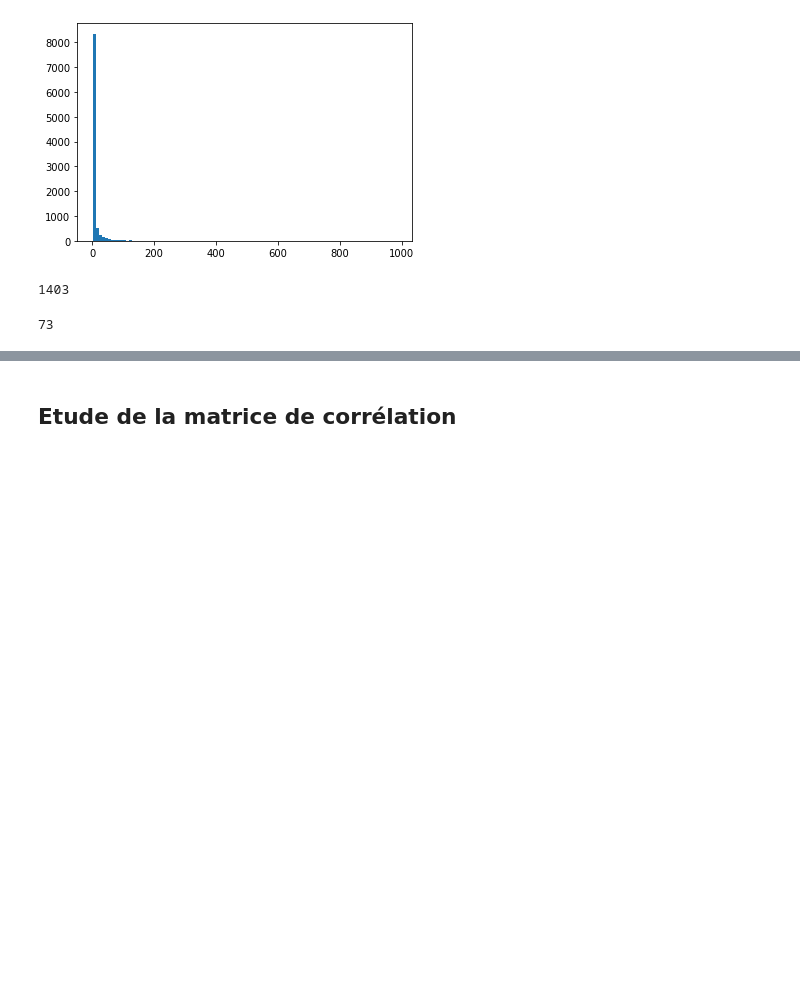
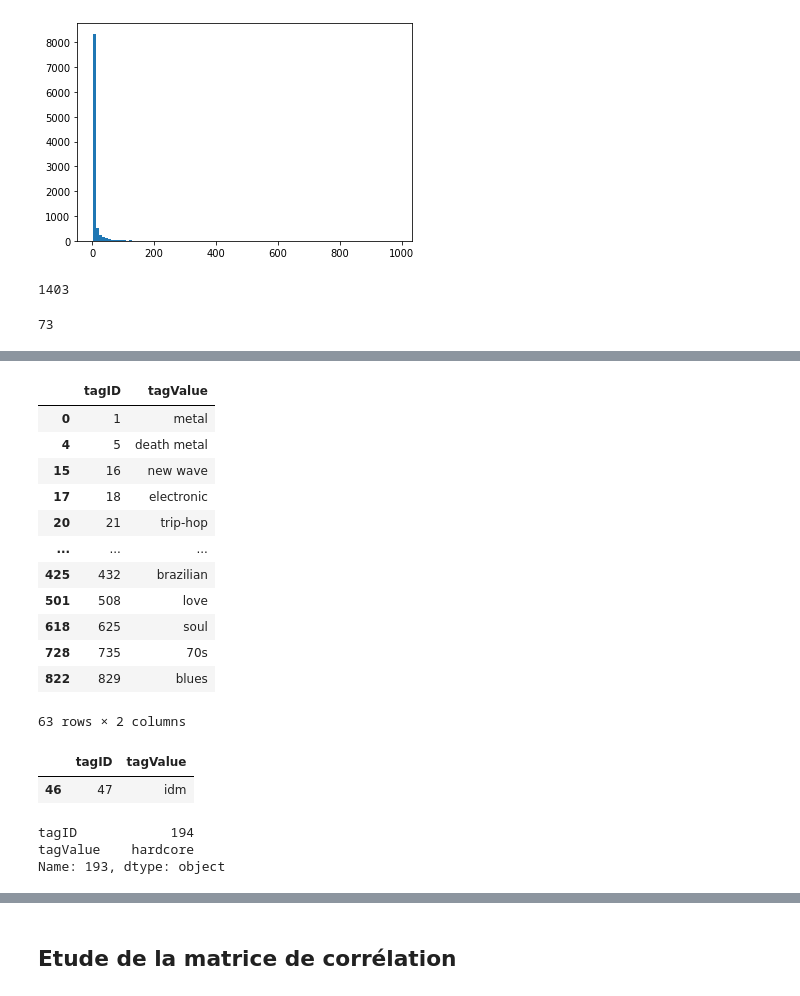
Before and after one commit to FelixKleinpeter/isir_internship, a Jupyter notebook: notebooks/lastfm.ipynb, the cells around one changed output, grey strips where cells are left out. Drawn from its saved outputs; the diff is of its cells as text; code cells hidden in the pictures; blank space fills up the shorter version.

```diff
--- a/notebooks/lastfm.ipynb
+++ b/notebooks/lastfm.ipynb
@@ -147,0 +173,6 @@ selected_tags.shape
+# %%
+meaningless_tags = ["chillout", "ambient", "downtempo", "seen live", "beautiful", "amazing", "sexy", "awesome", "cover", "mellow"]
+meaningless_tagIDs = []
+# %%
+for t in meaningless_tags:
+    meaningless_tagIDs.append(selected_tags[selected_tags.tagValue == t].index[0])
@@ -147,0 +183,27 @@ selected_tags.shape
+# %%
+selected_tags.drop(meaningless_tagIDs)
+# %% [output]
+|  | tagID | tagValue |
+| 0 | 1 | metal |
+| 4 | 5 | death metal |
+| 15 | 16 | new wave |
+| 17 | 18 | electronic |
+| 20 | 21 | trip-hop |
+| ... | ... | ... |
+| 425 | 432 | brazilian |
+| 501 | 508 | love |
+| 618 | 625 | soul |
+| 728 | 735 | 70s |
+| 822 | 829 | blues |
+63 rows × 2 columns
+# %%
+selected_tags[selected_tags.tagValue == "idm"]
+# %% [output]
+|  | tagID | tagValue |
+| 46 | 47 | idm |
+# %%
+selected_tags.iloc[46]
+# %% [output]
+tagID            194
+tagValue    hardcore
+Name: 193, dtype: object
```
Also changed, not shown: parts of 22 cells of this notebook.
